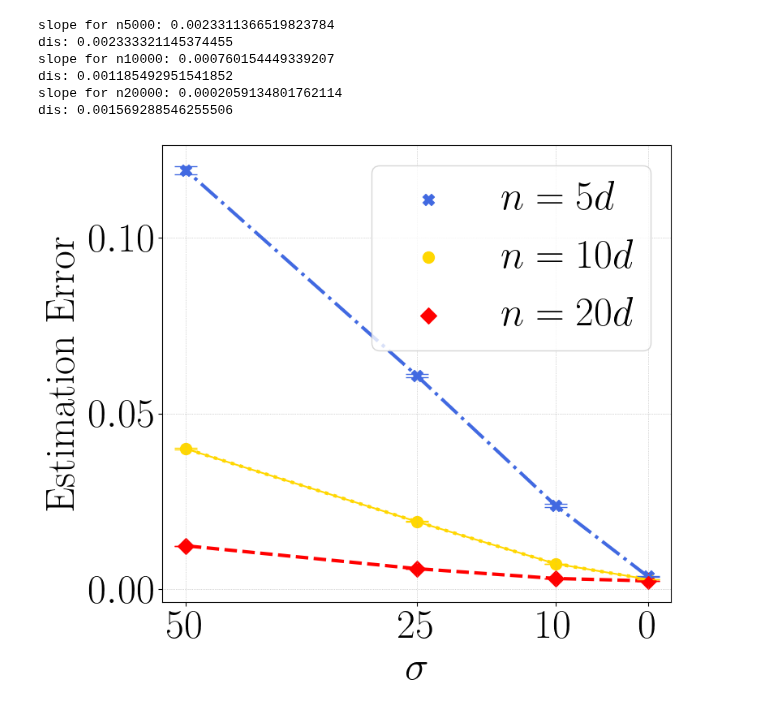
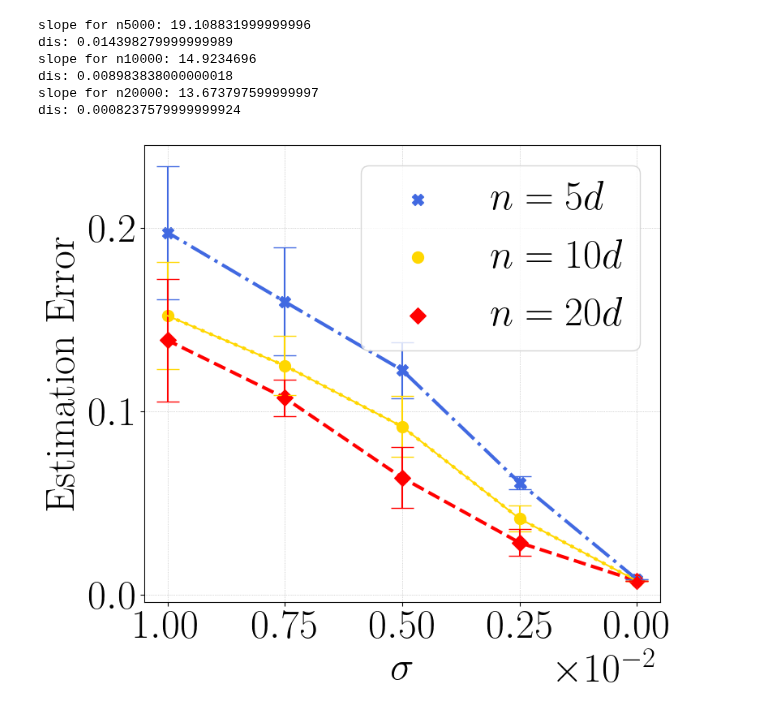
Before and after one commit to VirtuosoResearch/Matrix-completion-from-ultrasparse-samples, a Jupyter notebook: revised_figures/privacy.ipynb, the cells around one changed output. Saved outputs shown, nothing was run; the diff lists cells and outputs as text; code cells hidden in the pictures.

Commit message:
privacy figures

```diff
--- a/revised_figures/privacy.ipynb
+++ b/revised_figures/privacy.ipynb
@@ -15,16 +15,16 @@ mpl.rcParams['savefig.dpi'] = 1200
 mpl.rcParams['text.usetex'] = True  # not really needed
 # %%
 # title = r'$\mathrm{Synthetic~(2~obervations)}$'
-noise_ratio = [0, 10, 25, 50]
+noise_ratio = [0, 0.0025, 0.005, 0.0075, 0.01]
 
-n5000 = [0.0036787, 0.0238743, 0.0607536, 0.1191733]
-n5000_std = [0.0000522, 0.0004836, 0.0003901, 0.0011649]
+n5000 = [0.0082952, 0.0611289, 0.1225977, 0.1599407, 0.1977497]
+n5000_std = [0.0000380, 0.0036398, 0.0153141, 0.0294529, 0.0363449]
 
-n10000 = [0.0028513, 0.0072910, 0.0192514, 0.0399614,]
-n10000_std = [0.0000317, 0.0000501, 0.0001279, 0.0002577]
+n10000 = [0.00748573, 0.0415048, 0.0917367, 0.1249944, 0.1522843]
+n10000_std = [0.0000325, 0.0072291, 0.0166303, 0.0161943, 0.0292621]
 
-n20000 = [0.0024157, 0.0030933, 0.0058805, 0.0123903]
-n20000_std = [0.0000165, 0.0000291, 0.0000370, 0.0000245]
+n20000 = [0.00748573, 0.0283594, 0.0638198, 0.1074218, 0.1388770]
+n20000_std = [0.0000325, 0.0072291, 0.0166303, 0.0098723, 0.0334883]
 
 coeffs = np.polyfit(noise_ratio, n5000, 1)
 slope, intercept = coeffs
@@ -51,42 +51,42 @@ f, ax = plt.subplots(figsize=(8,7))
 plt.plot(noise_ratio, n5000, lw=3, color='royalblue',ls="dashdot" )
 plt.plot(noise_ratio, n10000, lw=3, color='gold', ls="dotted")
 plt.plot(noise_ratio, n20000, lw=3, color='red', ls="dashed")
 
 plt.scatter(noise_ratio, n5000, s=100, color='royalblue', label=r"$n=5d$", marker="X")
 plt.scatter(noise_ratio, n10000, s=100, color='gold', label=r"$n=10d$")
 plt.scatter(noise_ratio, n20000, s=100, color='red', label=r"$n=20d$", marker="D")
 
 plt.errorbar(noise_ratio, n5000, yerr=n5000_std,color='royalblue', fmt='X', capsize=10)
 plt.errorbar(noise_ratio, n10000, yerr=n10000_std,color='gold', capsize=10)
 plt.errorbar(noise_ratio, n20000, yerr=n20000_std,color='red', fmt='D', capsize=10)
 
 #plt.legend(fontsize=26, loc='center left',bbox_to_anchor=(1, 0.5), ncol=1)
 plt.legend(fontsize=36, loc='upper right')
 
 plt.xlabel(r"$\sigma$", fontsize=36)
 plt.ylabel(r"$\mathrm{Estimation~Error}$", fontsize=36)
 
 
-xticks = [0, 10, 25, 50]
+xticks = [0, 0.0025, 0.005, 0.0075, 0.01]
 plt.xticks(xticks, fontsize=36)
-#plt.ticklabel_format(style='sci', scilimits=(0,0), axis='x')
-plt.yticks([0, 0.05, 0.1], fontsize=36)
-#ax.xaxis.get_offset_text().set_fontsize(26)
+plt.ticklabel_format(style='sci', scilimits=(0,0), axis='x')
+plt.yticks([0, 0.1, 0.2], fontsize=36)
+ax.xaxis.get_offset_text().set_fontsize(36)
 plt.gca().invert_xaxis()
 
 plt.grid(lw=0.5, ls=":")
 plt.tight_layout()
 plot_name = f"privacy_n.pdf"
 plt.savefig(plot_name, bbox_inches='tight', format="pdf", dpi=1200)
 
 plt.show()
 plt.close()
 # %% [output]
-slope for n5000: 0.0023311366519823784
-dis: 0.002333321145374455
-slope for n10000: 0.000760154449339207
-dis: 0.001185492951541852
-slope for n20000: 0.0002059134801762114
-dis: 0.001569288546255506
+slope for n5000: 19.108831999999996
+dis: 0.014398279999999989
+slope for n10000: 14.9234696
+dis: 0.008983838000000018
+slope for n20000: 13.673797599999997
+dis: 0.0008237579999999924
-[figure, old version]
+[figure, new version]
 # %%
```
Also changed, not shown: parts of 1 cell of this notebook, 2 other files.
